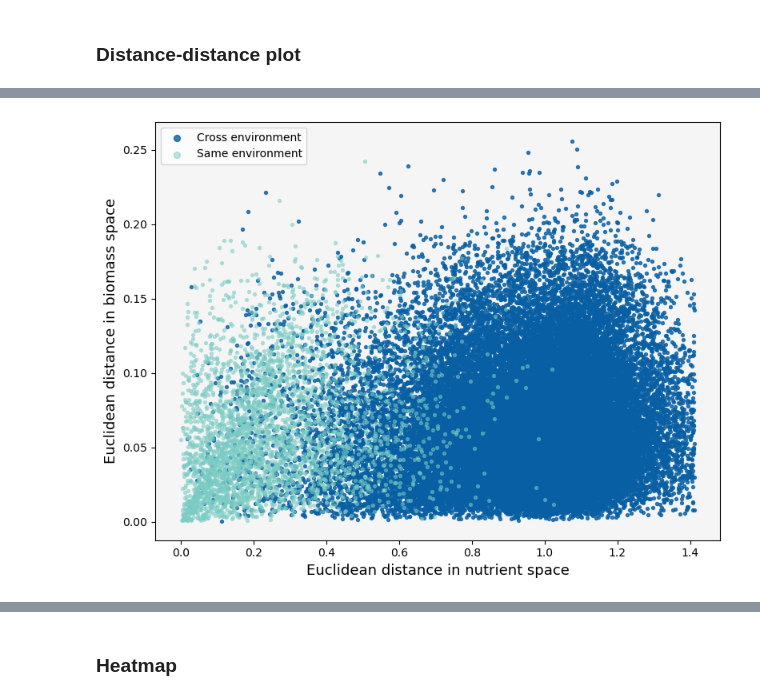
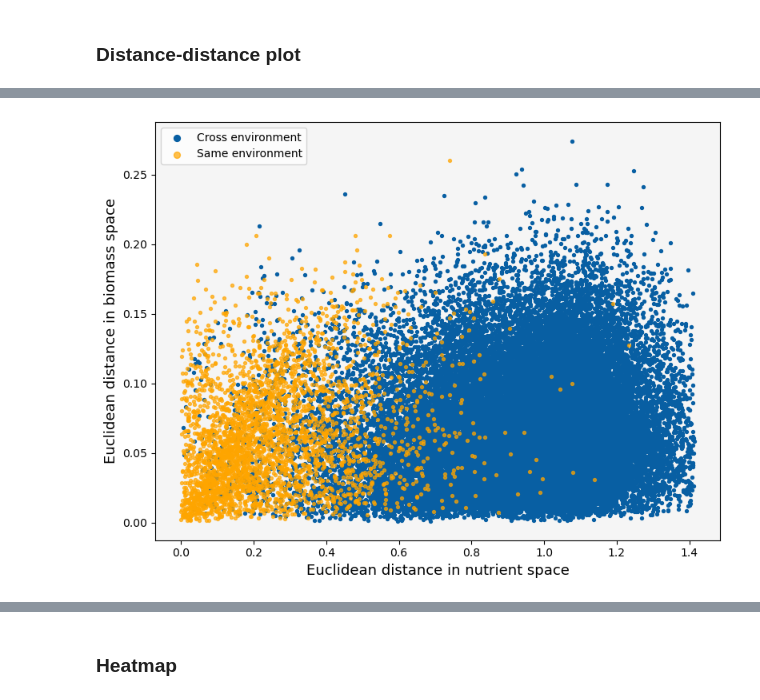
Before and after one commit to celasa/biomass_thesis, a Jupyter notebook: notebooks/03_mapping.ipynb, the cells around one changed output, grey strips where cells are left out. Saved outputs shown, nothing was run; the diff lists cells and outputs as text; code cells hidden in the pictures.

```diff
--- a/notebooks/03_mapping.ipynb
+++ b/notebooks/03_mapping.ipynb
@@ -92,33 +92,34 @@ plt.show()
 labels = target_trans['source'].values
 
 DX = pairwise_distances(Y, metric="euclidean")
 DY = pairwise_distances(X, metric="euclidean")
 
 
 i, j = np.triu_indices_from(DX, k=1)
 dx = DX[i, j]
 dy = DY[i, j]
 same = labels[i] == labels[j]
 
 
 max_pairs = 40000
 if len(dx) > max_pairs:
     idx = np.random.choice(len(dx), size=max_pairs, replace=False)
     dx = dx[idx]
     dy = dy[idx]
     same = same[idx]
 
 
 fig, ax = plt.subplots(figsize=(8, 6))
-ax.scatter(dx[~same], dy[~same], s=8, alpha=0.8, label="Cross environment", color=color_map(0.9))
-ax.scatter(dx[same],  dy[same],  s=8, alpha=0.5, label="Same environment", color=color_map(0.5))
+ax.scatter(dx[~same], dy[~same], s=8, alpha=1.0, label="Cross environment", color=color_map(0.9))
+# ax.scatter(dx[same],  dy[same],  s=8, alpha=0.7, label="Same environment", color=color_map(0.5))
+ax.scatter(dx[same],  dy[same],  s=8, alpha=0.7, label="Same environment", color='orange')
 # ax.scatter(dx[same],  dy[same],  s=8, alpha=0.3, label="Same environment", color='red')
 ax.legend(markerscale=2)
 ax.set_ylabel("Euclidean distance in biomass space", fontsize=13)
 ax.set_xlabel("Euclidean distance in nutrient space", fontsize=13)
 # ax.set_title("Pairwise distances in biomass vs nutrient Space", fontsize=17)
 ax.set_facecolor('whitesmoke')
 plt.tight_layout()
 plt.show()
 # %% [output]
-[figure, old version]
+[figure, new version]
```
Also changed, not shown: parts of 11 cells of this notebook, 6 other files.
